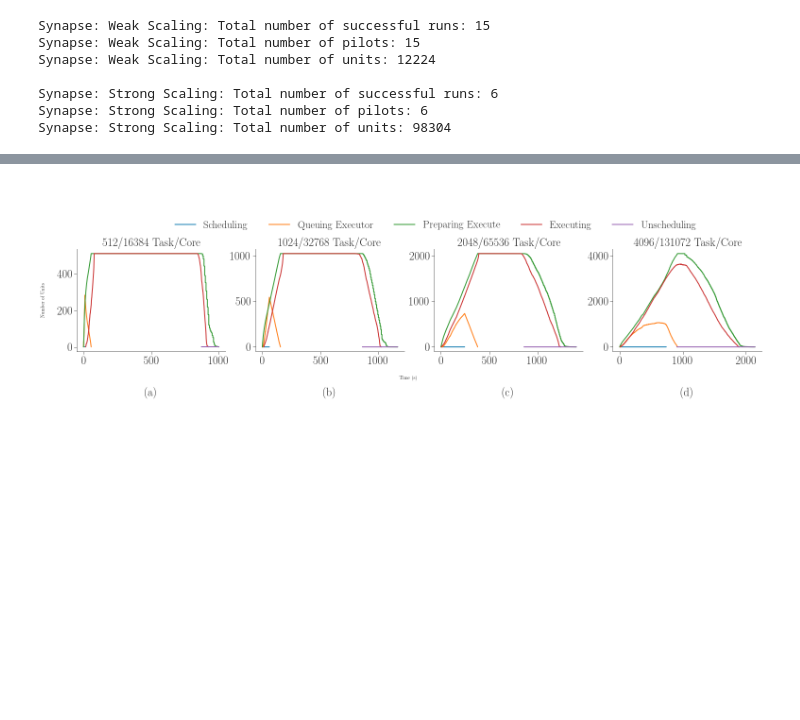
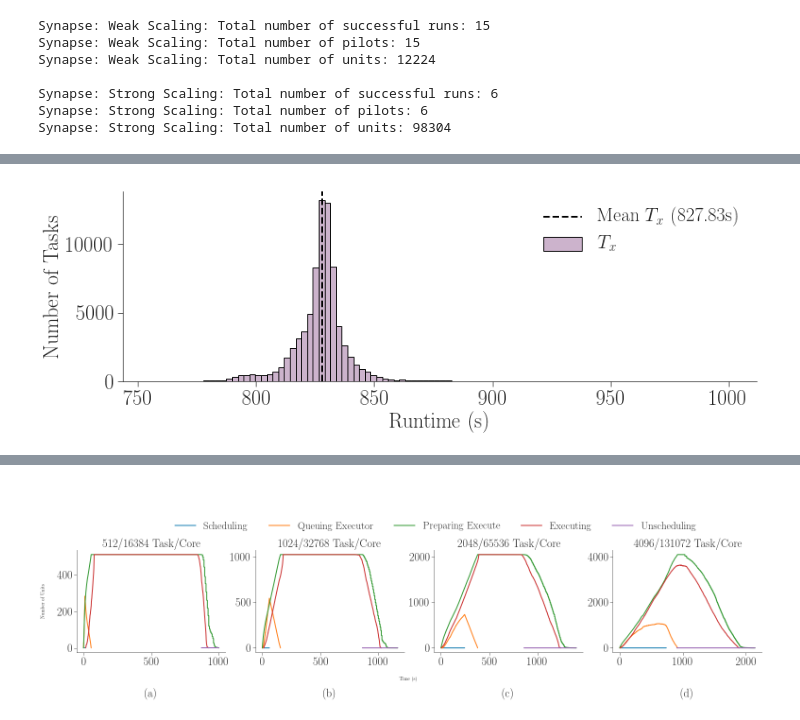
Before and after one commit to radical-experiments/rp.paper, a Jupyter notebook: analysis/rp_paper_plots.ipynb, the cells around one changed output, grey strips where cells are left out. Cells and saved outputs as stored; diff of their text form; code cells hidden in the pictures; blank space fills up the shorter version.

Commit message:
Distribution Tx and iteration TTC

```diff
--- a/analysis/rp_paper_plots.ipynb
+++ b/analysis/rp_paper_plots.ipynb
@@ -86,3 +191,21 @@ ssc
+# %%
+fig, ax = fig_setup(figsize=(13,4))
+
+mean = float(sum(data['exec-app']))/len(data['exec-app'])
+
+ax.hist(data['exec-app'], bins=100, color=tableau20[9])#, histtype='step')
+ax.axvline(x=mean, color='black', linestyle='dashed')
+
+ax.set_xlabel('Runtime (s)')
+ax.set_ylabel('Number of Tasks')
+ax.legend(['Mean $T_x$ (%ss)' %  round(mean, 2), '$T_x$'])
+
+# ax.set_xlim(810,846)
+
+plt.savefig('figures/paper_titan_rp_synapse_tx_distribution.pdf', dpi=300, bbox_inches='tight')
+plt.savefig('figures/screen_titan_rp_synapse_tx_distribution.png')
+# %% [output]
+[figure, added]
 # %%
 fig, ax = fig_setup(figsize=(13,4))
 
```
Also changed, not shown: parts of 4 cells of this notebook, 10 other files.
